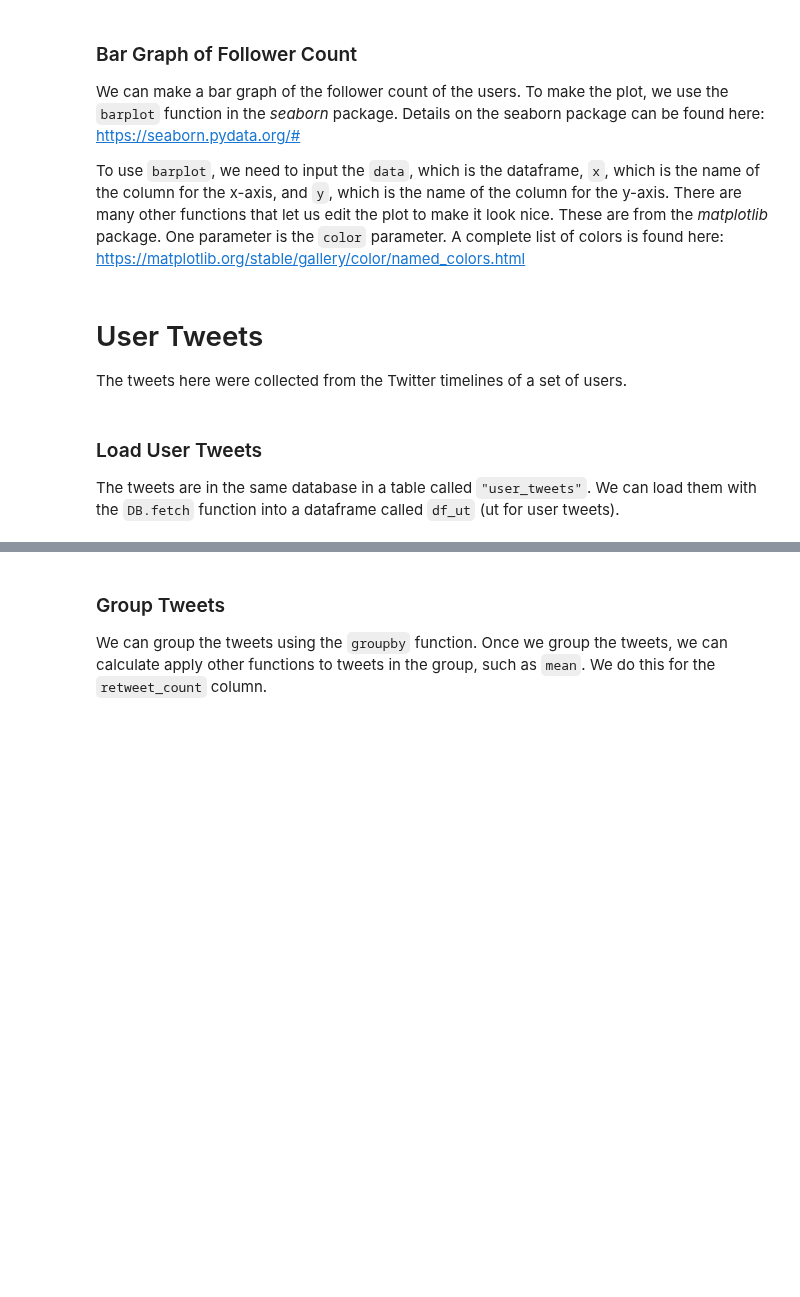
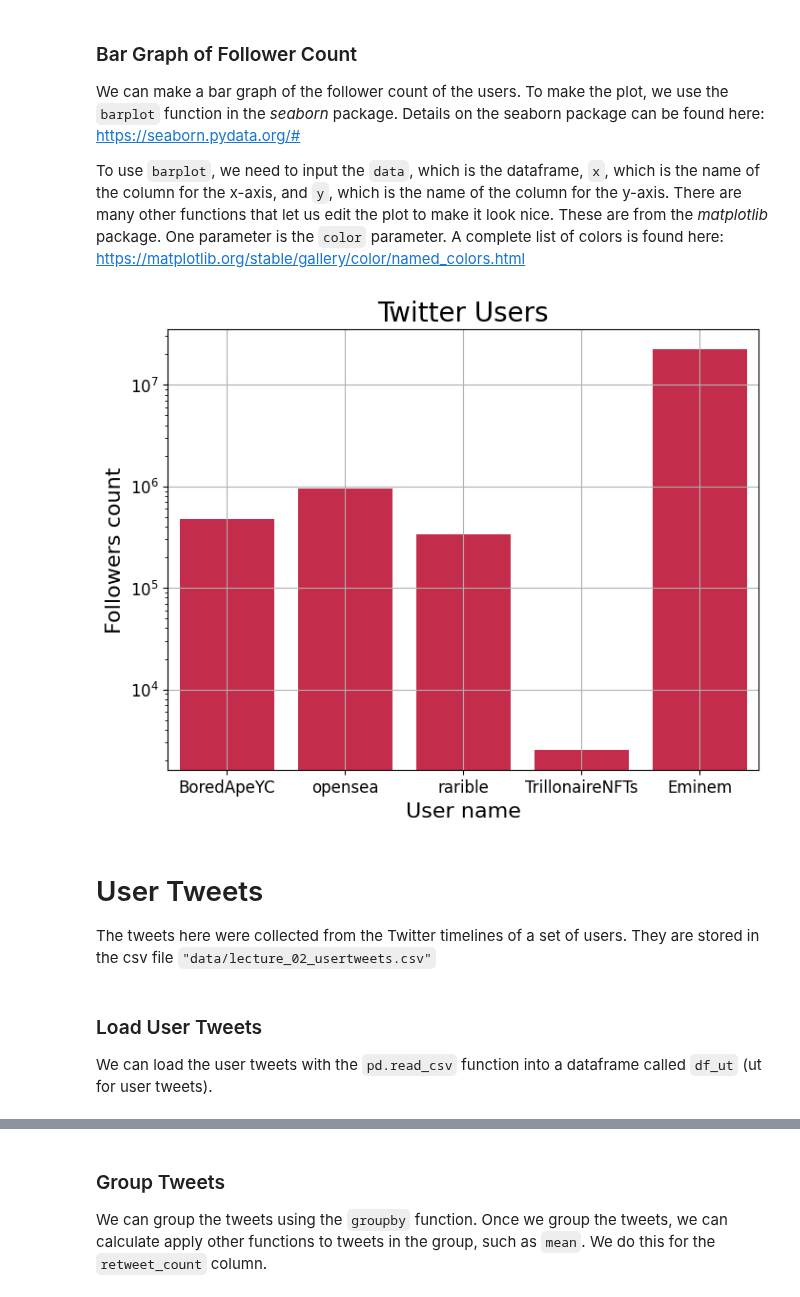
Before and after one commit to zlisto/social_media_analytics, a Jupyter notebook: Lecture02_BasicSocialMediaDataAnalysis.ipynb, the cells around one changed output, grey strips where cells are left out. Cells and saved outputs as stored; diff of their text form; code cells hidden in the pictures; blank space fills up the shorter version.

```diff
--- a/Lecture02_BasicSocialMediaDataAnalysis.ipynb
+++ b/Lecture02_BasicSocialMediaDataAnalysis.ipynb
@@ -119,11 +200,10 @@ We next look at a table of user profiles.  These are in the same database in the
 ### Load User Profiles
 We load the user profiles from the database using the `DB.fetch` function. The profiles are loaded into a dataframe called **df_u**.
 # %%
-#filename of database
-fname_db = "data/lecture_02"  #database filenmae
+#filename of csv file
+fname = "data/lecture_02_profiles.csv"
 
-df_u = DB.fetch(table_name='users', path=fname_db)
-
+df_u = pd.read_csv(fname)
 
 print(f"We have {len(df_u)} user profiles")
 df_u.head()
@@ -136,21 +224,23 @@ To use `barplot`, we need to input the `data`, which is the dataframe, `x`, whic
 # %%
 fig = plt.figure(figsize = (8,6))
 sns.barplot(data = df_u, x = 'screen_name', y = 'followers_count',
            color = 'crimson')
-plt.xlabel('Screen name', fontsize = 16)
+plt.xlabel('User name', fontsize = 16)
 plt.ylabel('Followers count', fontsize = 16)
 plt.xticks(fontsize = 12)
 plt.yticks(fontsize = 12)
 plt.title("Twitter Users", fontsize = 20)
 plt.grid()
 plt.yscale("log")
 plt.show()
+# %% [output]
+[figure, added]
 # %% [markdown]
 # User Tweets
 
-The tweets here were collected from the Twitter timelines of a set of users.
+The tweets here were collected from the Twitter timelines of a set of users. They are stored in the csv file `"data/lecture_02_usertweets.csv"`
 # %% [markdown]
 ### Load User Tweets
 
-The tweets are in the same database in a table called `"user_tweets"`.  We can load them with the `DB.fetch` function into a dataframe called `df_ut` (ut for user tweets).
+We can load the user tweets with the `pd.read_csv` function into a dataframe called `df_ut` (ut for user tweets).
 # %%
```
Also changed, not shown: parts of 28 cells of this notebook.
